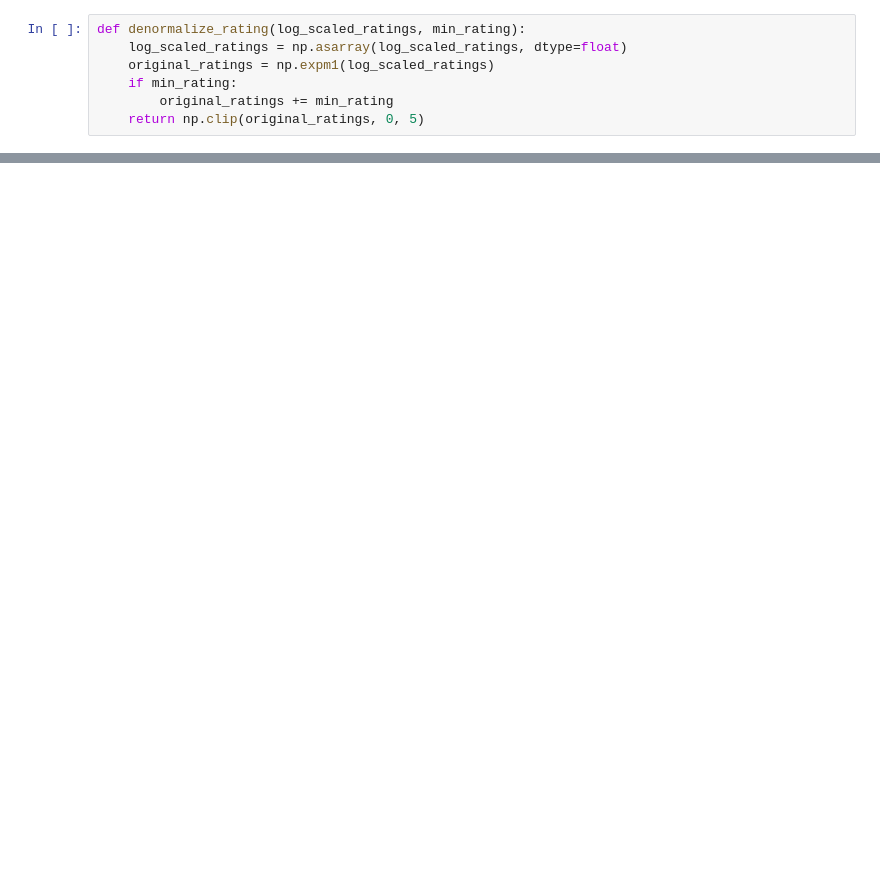
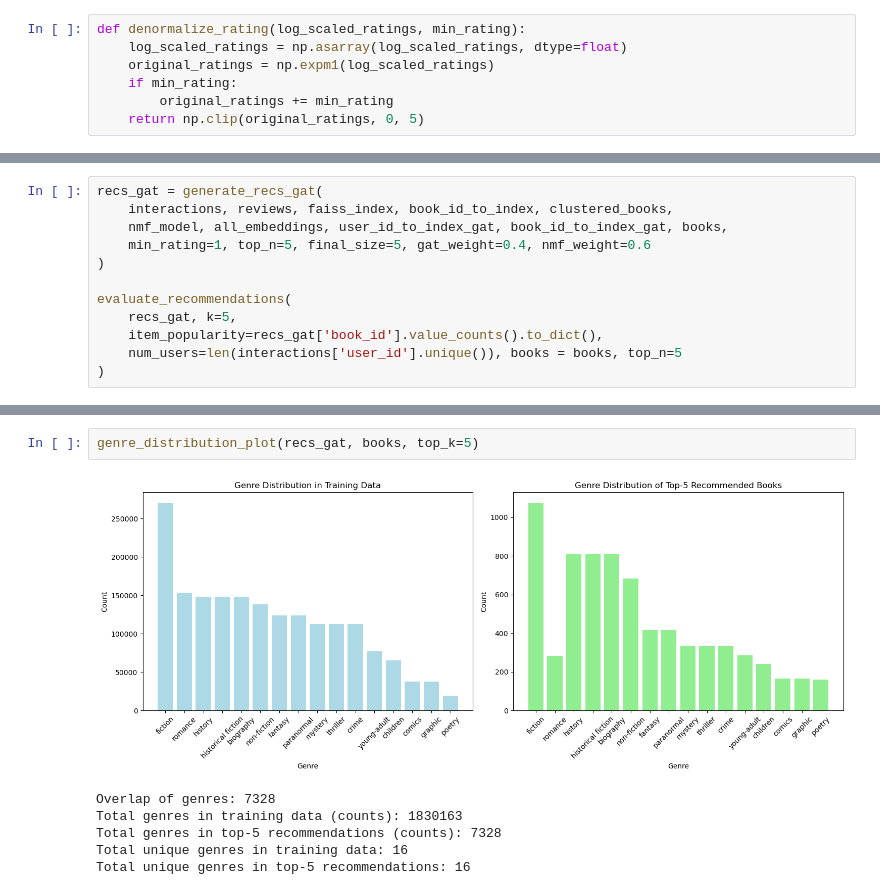
Before and after one commit to mud66/Recommender-System-GoodReads, a Jupyter notebook: Hybrid/Hybrid.ipynb, the cells around one changed output, grey strips where cells are left out. Drawn from its saved outputs; the diff is of its cells as text; blank space fills up the shorter version.

```diff
--- a/Hybrid/Hybrid.ipynb
+++ b/Hybrid/Hybrid.ipynb
@@ -451,0 +743,12 @@ def recommend_for_user(user_id, interactions, reviews, umap_embeddings, faiss_in
+# %%
+recs_gat = generate_recs_gat(
+    interactions, reviews, faiss_index, book_id_to_index, clustered_books,
+    nmf_model, all_embeddings, user_id_to_index_gat, book_id_to_index_gat, books,
+    min_rating=1, top_n=5, final_size=5, gat_weight=0.4, nmf_weight=0.6
+)
+
+evaluate_recommendations(
+    recs_gat, k=5,
+    item_popularity=recs_gat['book_id'].value_counts().to_dict(),
+    num_users=len(interactions['user_id'].unique()), books = books, top_n=5
+)
@@ -451,0 +1397,9 @@ def recommend_for_user(user_id, interactions, reviews, umap_embeddings, faiss_in
+# %%
+genre_distribution_plot(recs_gat, books, top_k=5)
+# %% [output]
+[figure, added]
+Overlap of genres: 7328
+Total genres in training data (counts): 1830163
+Total genres in top-5 recommendations (counts): 7328
+Total unique genres in training data: 16
+Total unique genres in top-5 recommendations: 16
```
Also changed, not shown: parts of 45 cells of this notebook, 7 other files.
